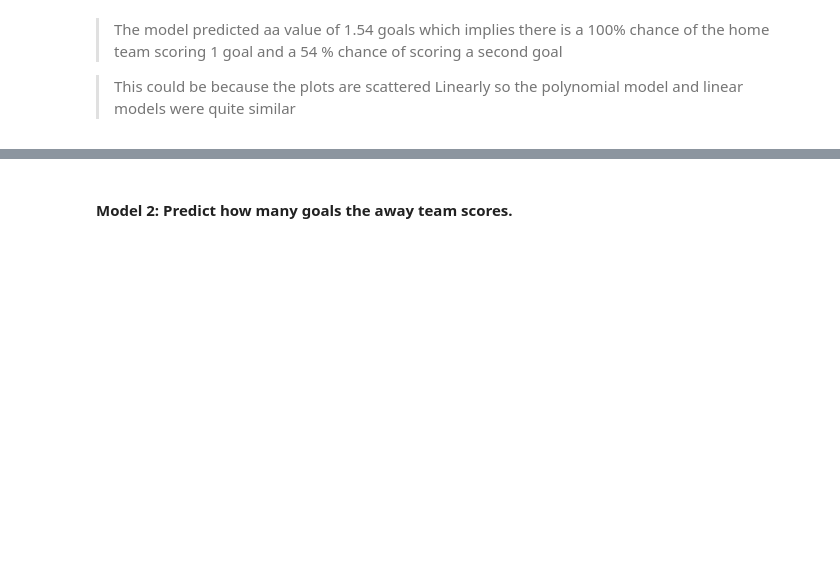
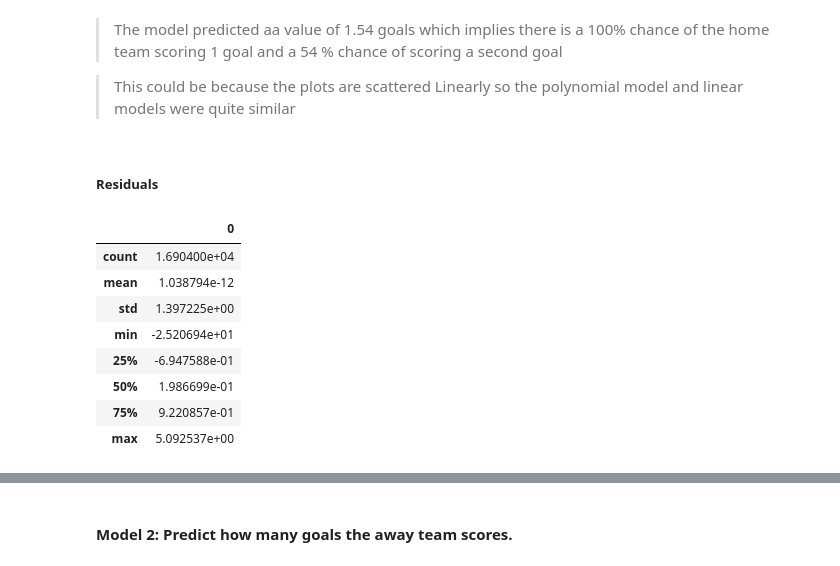
Before and after one commit to draglar/Football-predictions, a Jupyter notebook: IP_Week_6_Core_Ian_Muigai.ipynb, the cells around one changed output, grey strips where cells are left out. Cells and saved outputs as stored; diff of their text form; code cells hidden in the pictures; blank space fills up the shorter version.

```diff
--- a/IP_Week_6_Core_Ian_Muigai.ipynb
+++ b/IP_Week_6_Core_Ian_Muigai.ipynb
@@ -708,3 +724,18 @@ array([1.54347364])
 > The model predicted aa value of 1.54 goals which implies there is a 100% chance of the home team scoring 1 goal and a 54 % chance of scoring a second goal
 
 >This could be because the plots are scattered Linearly so the polynomial model and linear models were quite similar
+# %% [markdown]
+##### Residuals
+# %%
+residuals = np.subtract(y_pred, y)
+pd.DataFrame(residuals).describe()
+# %% [output]
+|  | 0 |
+| count | 1.690400e+04 |
+| mean | 1.038794e-12 |
+| std | 1.397225e+00 |
+| min | -2.520694e+01 |
+| 25% | -6.947588e-01 |
+| 50% | 1.986699e-01 |
+| 75% | 9.220857e-01 |
+| max | 5.092537e+00 |
```
Also changed, not shown: parts of 34 cells of this notebook.
